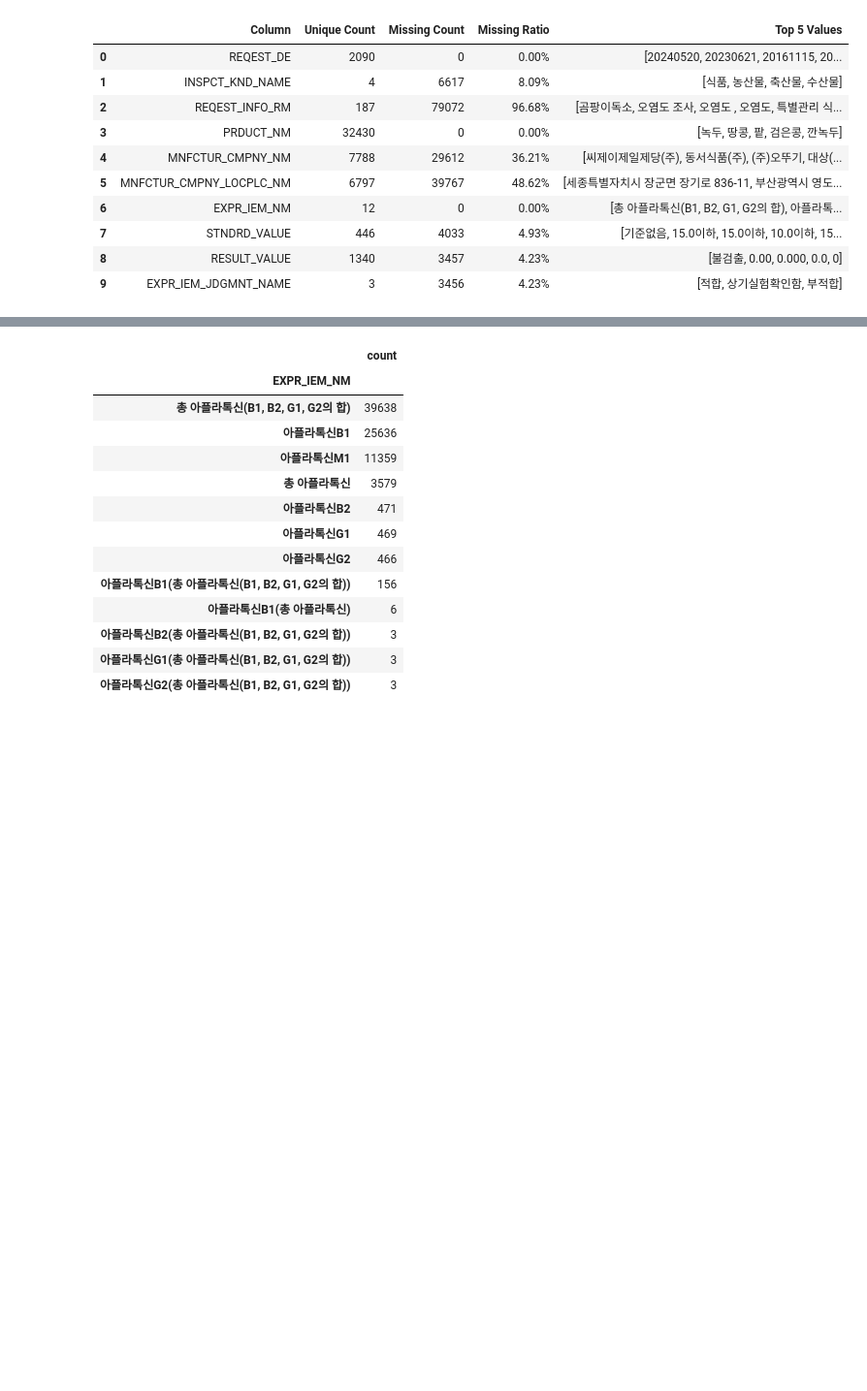
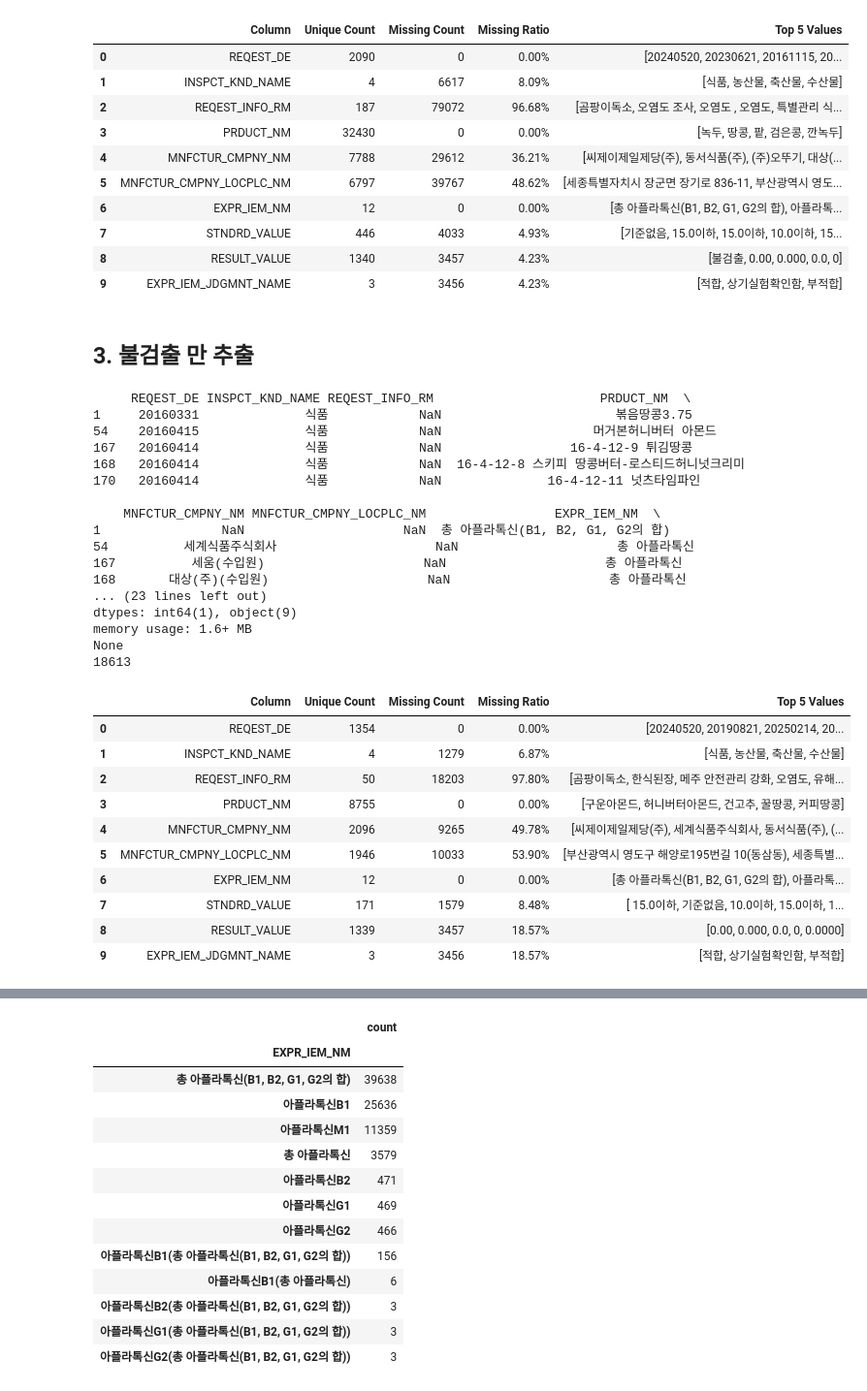
Before and after one commit to ancestor9/Affalatoxin-Analysis, a Jupyter notebook: 수거검사분석.ipynb, the cells around one changed output, grey strips where cells are left out. Shown at 97% size. Drawn from its saved outputs; the diff is of its cells as text; code cells hidden in the pictures; blank space fills up the shorter version.

```diff
--- a/수거검사분석.ipynb
+++ b/수거검사분석.ipynb
@@ -136,3 +153,49 @@ summarize_dataframe(extracted_df)
 | 7 | STNDRD_VALUE | 446 | 4033 | 4.93% | [기준없음, 15.0이하, 15.0이하, 10.0이하, 15... |
 | 8 | RESULT_VALUE | 1340 | 3457 | 4.23% | [불검출, 0.00, 0.000, 0.0, 0] |
 | 9 | EXPR_IEM_JDGMNT_NAME | 3 | 3456 | 4.23% | [적합, 상기실험확인함, 부적합] |
+# %% [markdown]
+## 3. 불검출 만 추출
+# %%
+# prompt: RESULT_VALUE가 불검출이 아닌 데이터만 추출
+
+# RESULT_VALUE가 '불검출'이 아닌 데이터만 추출
+filtered_df = extracted_df[extracted_df['RESULT_VALUE'] != '불검출'].copy()
+
+# 필터링된 데이터프레임 확인
+print(filtered_df.head())
+print(filtered_df.info())
+
+# 필터링된 데이터프레임의 길이 확인
+print(len(filtered_df))
+
+# 필터링된 데이터프레임의 요약 정보 확인
+summarize_dataframe(filtered_df)
+# %% [output]
+     REQEST_DE INSPCT_KND_NAME REQEST_INFO_RM                      PRDUCT_NM  \
+1     20160331              식품            NaN                       볶음땅콩3.75
+54    20160415              식품            NaN                    머거본허니버터 아몬드
+167   20160414              식품            NaN                 16-4-12-9 튀김땅콩
+168   20160414              식품            NaN  16-4-12-8 스키피 땅콩버터-로스티드허니넛크리미
+170   20160414              식품            NaN              16-4-12-11 넛츠타임파인
+
+    MNFCTUR_CMPNY_NM MNFCTUR_CMPNY_LOCPLC_NM                 EXPR_IEM_NM  \
+1                NaN                     NaN  총 아플라톡신(B1, B2, G1, G2의 합)
+54          세계식품주식회사                     NaN                     총 아플라톡신
+167          세움(수입원)                     NaN                     총 아플라톡신
+168       대상(주)(수입원)                     NaN                     총 아플라톡신
+... (23 lines left out)
+dtypes: int64(1), object(9)
+memory usage: 1.6+ MB
+None
+18613
+|  | Column | Unique Count | Missing Count | Missing Ratio | Top 5 Values |
+| 0 | REQEST_DE | 1354 | 0 | 0.00% | [20240520, 20190821, 20250214, 20... |
+| 1 | INSPCT_KND_NAME | 4 | 1279 | 6.87% | [식품, 농산물, 축산물, 수산물] |
+| 2 | REQEST_INFO_RM | 50 | 18203 | 97.80% | [곰팡이독소, 한식된장, 메주 안전관리 강화, 오염도, 유해... |
+| 3 | PRDUCT_NM | 8755 | 0 | 0.00% | [구운아몬드, 허니버터아몬드, 건고추, 꿀땅콩, 커피땅콩] |
+| 4 | MNFCTUR_CMPNY_NM | 2096 | 9265 | 49.78% | [씨제이제일제당(주), 세계식품주식회사, 동서식품(주), (... |
+| 5 | MNFCTUR_CMPNY_LOCPLC_NM | 1946 | 10033 | 53.90% | [부산광역시 영도구 해양로195번길 10(동삼동), 세종특별... |
+| 6 | EXPR_IEM_NM | 12 | 0 | 0.00% | [총 아플라톡신(B1, B2, G1, G2의 합), 아플라톡... |
+| 7 | STNDRD_VALUE | 171 | 1579 | 8.48% | [ 15.0이하, 기준없음, 10.0이하, 15.0이하, 1... |
+| 8 | RESULT_VALUE | 1339 | 3457 | 18.57% | [0.00, 0.000, 0.0, 0, 0.0000] |
+| 9 | EXPR_IEM_JDGMNT_NAME | 3 | 3456 | 18.57% | [적합, 상기실험확인함, 부적합] |
```
Also changed, not shown: parts of 10 cells of this notebook.
